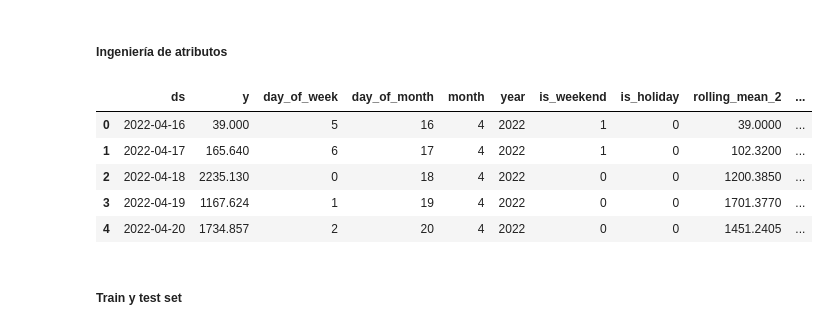
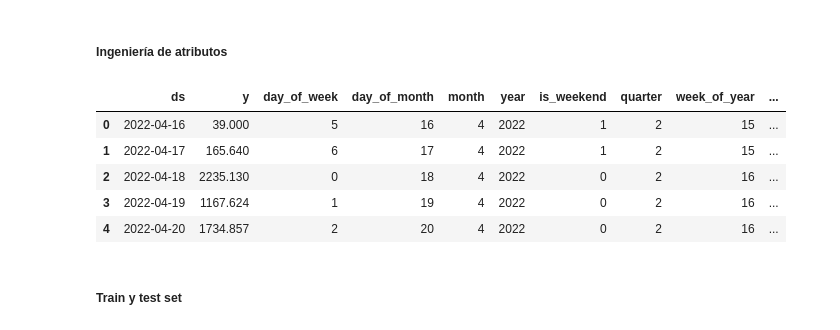
Before and after one commit to juanspadaro/forecasting_for_planning, a Jupyter notebook: 03_XGBoost/forecast_facturapp_xgboost_v2.ipynb, the cells around one changed output. Drawn from its saved outputs; the diff is of its cells as text; code cells hidden in the pictures.

```diff
--- a/03_XGBoost/forecast_facturapp_xgboost_v2.ipynb
+++ b/03_XGBoost/forecast_facturapp_xgboost_v2.ipynb
@@ -166,39 +166,51 @@ import numpy as np
 df['ds'] = pd.to_datetime(df['ds'])
 # Asegurarse de que la columna de fechas en holidays_uruguay esté en formato datetime
 holidays_uruguay['ds'] = pd.to_datetime(holidays_uruguay['ds'])
 
 # Crear características basadas en la fecha
 df['day_of_week'] = df['ds'].dt.dayofweek
 df['day_of_month'] = df['ds'].dt.day
 df['month'] = df['ds'].dt.month
 df['year'] = df['ds'].dt.year
 df['is_weekend'] = df['day_of_week'].apply(lambda x: 1 if x >= 5 else 0)
+
+
+# Crear características basadas en la fecha
+df['day_of_week'] = df['ds'].dt.dayofweek
+df['day_of_month'] = df['ds'].dt.day
+df['month'] = df['ds'].dt.month
+df['year'] = df['ds'].dt.year
+df['is_weekend'] = df['day_of_week'].apply(lambda x: 1 if x >= 5 else 0)
+df['quarter'] = df['ds'].dt.quarter
+df['week_of_year'] = df['ds'].dt.isocalendar().week  # Semana del año (ISO)
+df['day_of_year'] = df['ds'].dt.dayofyear  # Día del año
+
 
 # Crear una nueva columna 'is_holiday' en df_train y df_test
 df = pd.merge(df, holidays_uruguay[['ds', 'holiday']], on='ds', how='left')
 df['is_holiday'] = df['holiday'].apply(lambda x: 1 if pd.notnull(x) else 0)
 
 # Eliminar la columna 'holiday_name' ya que solo queremos 'is_holiday' como input
 df = df.drop(columns=['holiday'])
 
 # Rolling window
 df['rolling_mean_2'] = df['y'].rolling(window=2, min_periods=1).mean()
 df['rolling_mean_7'] = df['y'].rolling(window=7, min_periods=1).mean()
 #df['rolling_mean_14'] = df['y'].rolling(window=14, min_periods=1).mean()
 #df['rolling_mean_21'] = df['y'].rolling(window=21, min_periods=1).mean()
 df['rolling_mean_30'] = df['y'].rolling(window=30, min_periods=1).mean()
 
 # Eliminar filas con valores NaN generados por el rolling
 df = df.dropna()
 
 df.head()
 # %% [output]
-|  | ds | y | day_of_week | day_of_month | month | year | is_weekend | is_holiday | rolling_mean_2 | ... |
-| 0 | 2022-04-16 | 39.000 | 5 | 16 | 4 | 2022 | 1 | 0 | 39.0000 | ... |
-| 1 | 2022-04-17 | 165.640 | 6 | 17 | 4 | 2022 | 1 | 0 | 102.3200 | ... |
-| 2 | 2022-04-18 | 2235.130 | 0 | 18 | 4 | 2022 | 0 | 0 | 1200.3850 | ... |
-| 3 | 2022-04-19 | 1167.624 | 1 | 19 | 4 | 2022 | 0 | 0 | 1701.3770 | ... |
-| 4 | 2022-04-20 | 1734.857 | 2 | 20 | 4 | 2022 | 0 | 0 | 1451.2405 | ... |
+|  | ds | y | day_of_week | day_of_month | month | year | is_weekend | quarter | week_of_year | ... |
+| 0 | 2022-04-16 | 39.000 | 5 | 16 | 4 | 2022 | 1 | 2 | 15 | ... |
+| 1 | 2022-04-17 | 165.640 | 6 | 17 | 4 | 2022 | 1 | 2 | 15 | ... |
+| 2 | 2022-04-18 | 2235.130 | 0 | 18 | 4 | 2022 | 0 | 2 | 16 | ... |
+| 3 | 2022-04-19 | 1167.624 | 1 | 19 | 4 | 2022 | 0 | 2 | 16 | ... |
+| 4 | 2022-04-20 | 1734.857 | 2 | 20 | 4 | 2022 | 0 | 2 | 16 | ... |
 # %% [markdown]
 ##### Train y test set
 # %%
```
Also changed, not shown: parts of 5 cells of this notebook, 1 other file.
